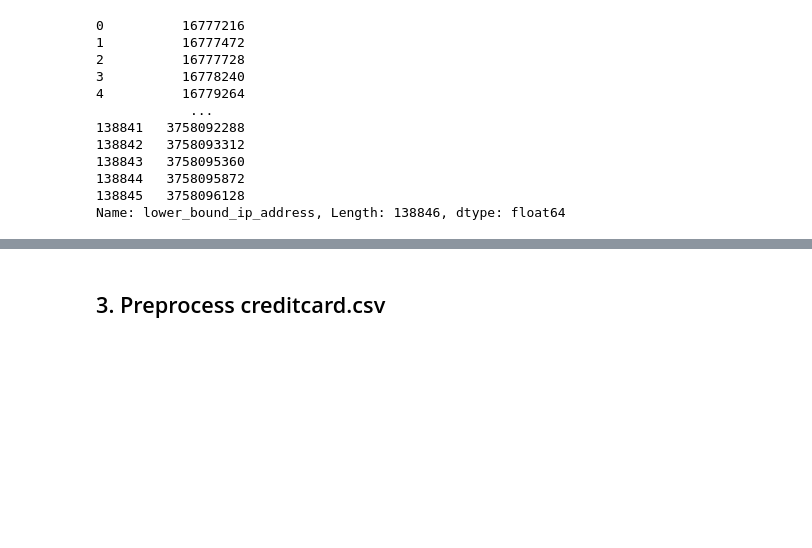
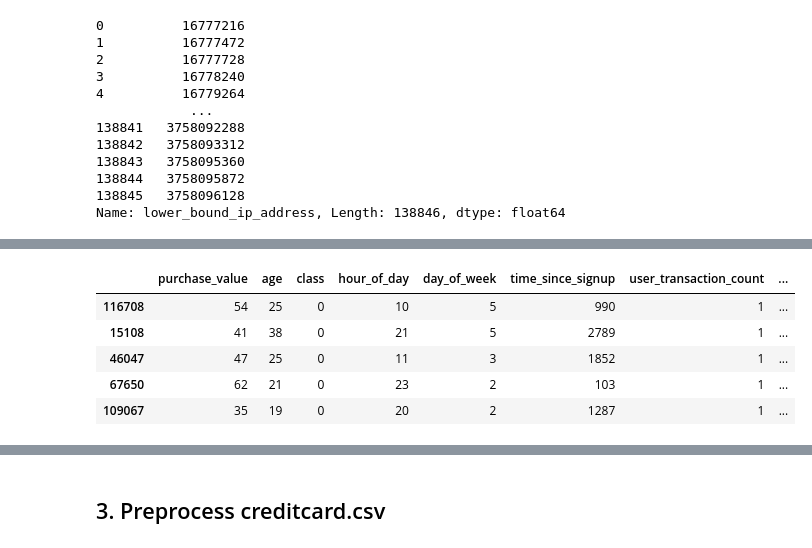
Before and after one commit to Jonepeter/fraud-detection, a Jupyter notebook: notebooks/2_Preprocessing.ipynb, the cells around one changed output, grey strips where cells are left out. Cells and saved outputs as stored; diff of their text form; code cells hidden in the pictures; blank space fills up the shorter version.

```diff
--- a/notebooks/2_Preprocessing.ipynb
+++ b/notebooks/2_Preprocessing.ipynb
@@ -181,10 +222,10 @@ np.int64(151112)
 # %%
 # Encode categorical features
 categorical_cols = ['source', 'browser', 'sex', 'country']
-fraud_data = encode_categorical_features(fraud_data, categorical_cols)
+fraud_copy = encode_categorical_features(fraud_copy, categorical_cols)
 
 # Check the encoded features
-fraud_data.head()
+fraud_copy.head()
 # %% [output]
 |  | user_id | signup_time | purchase_time | purchase_value | device_id | age | ip_address | class | ... |
 | 116708 | 2 | 2015-01-11 03:47:13 | 2015-02-21 10:03:37 | 54 | FGBQNDNBETFJJ | 25 | 880217485 | 0 | ... |
@@ -195,7 +236,14 @@ fraud_data.head()
 # %%
 # Drop unnecessary columns
 cols_to_drop = ['user_id', 'device_id', 'ip_address', 'signup_time', 'purchase_time']
-fraud_data = fraud_data.drop(cols_to_drop, axis=1)
+fraud_copy = fraud_copy.drop(cols_to_drop, axis=1)
 
 # Check the final dataset
-fraud_data.head()
+fraud_copy.head()
+# %% [output]
+|  | purchase_value | age | class | hour_of_day | day_of_week | time_since_signup | user_transaction_count | ... |
+| 116708 | 54 | 25 | 0 | 10 | 5 | 990 | 1 | ... |
+| 15108 | 41 | 38 | 0 | 21 | 5 | 2789 | 1 | ... |
+| 46047 | 47 | 25 | 0 | 11 | 3 | 1852 | 1 | ... |
+| 67650 | 62 | 21 | 0 | 23 | 2 | 103 | 1 | ... |
+| 109067 | 35 | 19 | 0 | 20 | 2 | 1287 | 1 | ... |
```
Also changed, not shown: parts of 18 cells of this notebook.
